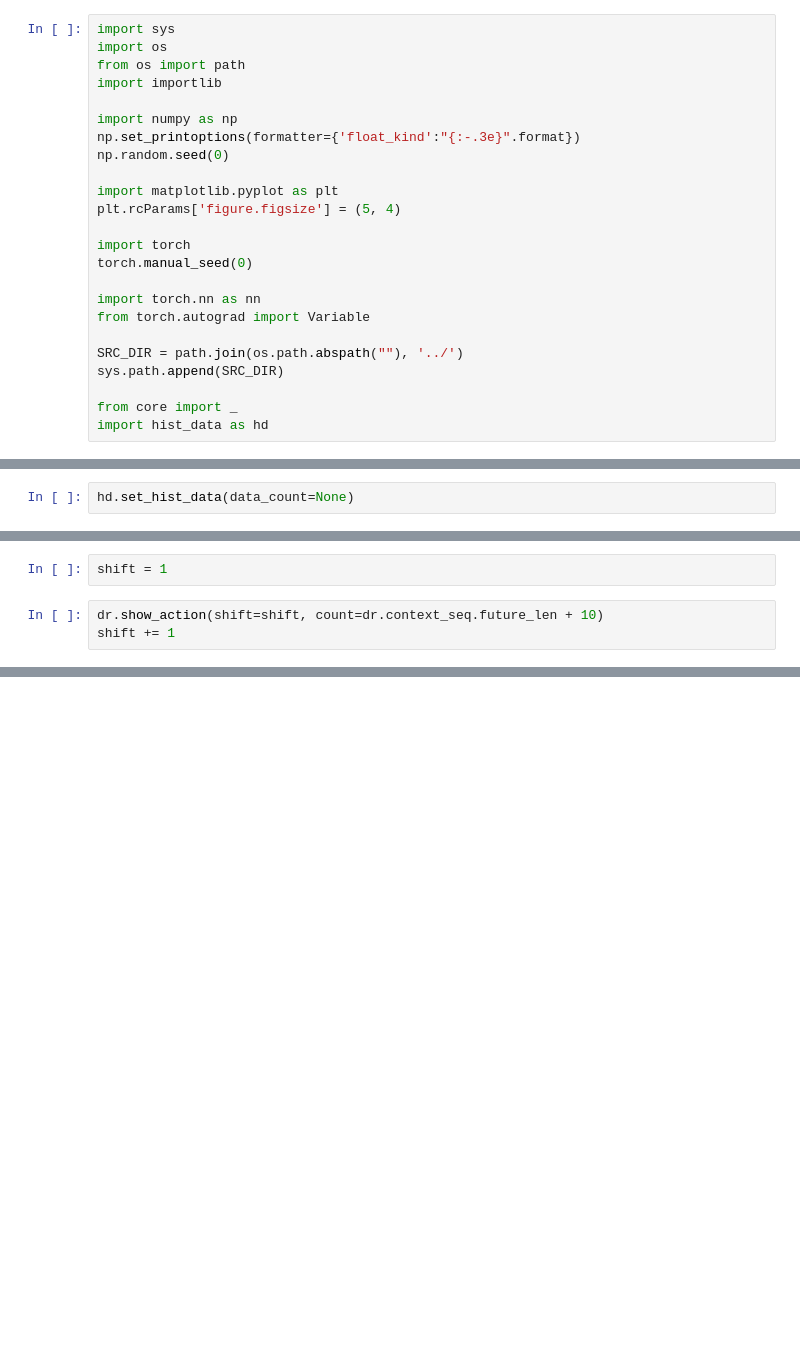
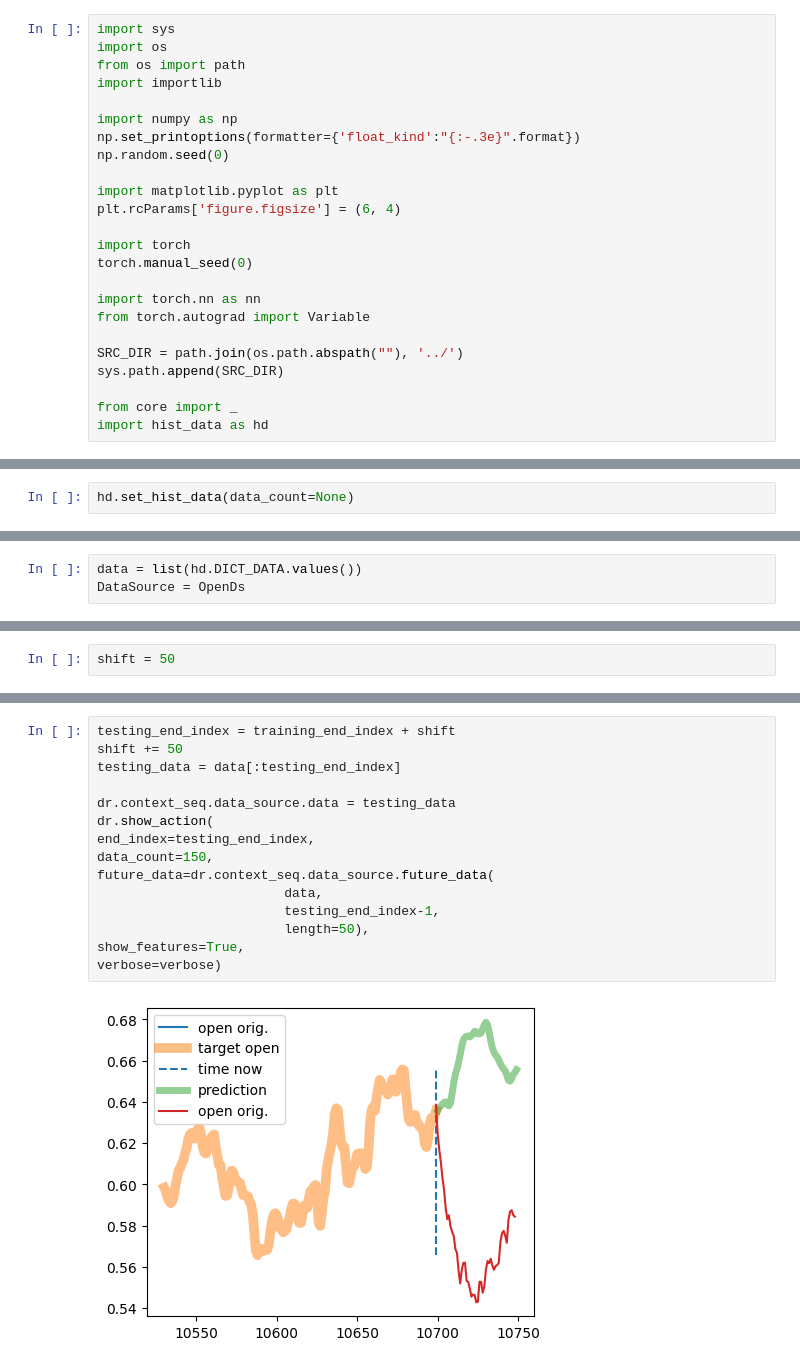
Before and after one commit to stefanzarembinski/szx81, a Jupyter notebook: szx81/models/open_ds.ipynb, the cells around one changed output, grey strips where cells are left out. Saved outputs shown, nothing was run; the diff lists cells and outputs as text; blank space fills up the shorter version.

```diff
--- a/szx81/models/open_ds.ipynb
+++ b/szx81/models/open_ds.ipynb
@@ -11,7 +9,7 @@ np.set_printoptions(formatter={'float_kind':"{:-.3e}".format})
 np.random.seed(0)
 
 import matplotlib.pyplot as plt
-plt.rcParams['figure.figsize'] = (5, 4)
+plt.rcParams['figure.figsize'] = (6, 4)
 
 import torch
 torch.manual_seed(0)
@@ -80,0 +54,3 @@ begin index: 2880, end index: 4900, count:2000
+# %%
+data = list(hd.DICT_DATA.values())
+DataSource = OpenDs
@@ -81,5 +93,2 @@ begin index: 2880, end index: 4900, count:2000
 # %%
-shift = 1
+shift = 50
-# %%
-dr.show_action(shift=shift, count=dr.context_seq.future_len + 10)
-shift += 1
@@ -149,0 +95,17 @@ If the input has some<br>content, it returns a list of lines as output.<br>
+# %%
+testing_end_index = training_end_index + shift
+shift += 50
+testing_data = data[:testing_end_index]
+
+dr.context_seq.data_source.data = testing_data
+dr.show_action(
+end_index=testing_end_index,
+data_count=150,
+future_data=dr.context_seq.data_source.future_data(
+                        data,
+                        testing_end_index-1,
+                        length=50),
+show_features=True,
+verbose=verbose)
+# %% [output]
+[figure, added]
```
Also changed, not shown: parts of 15 cells of this notebook, 12 other files.
